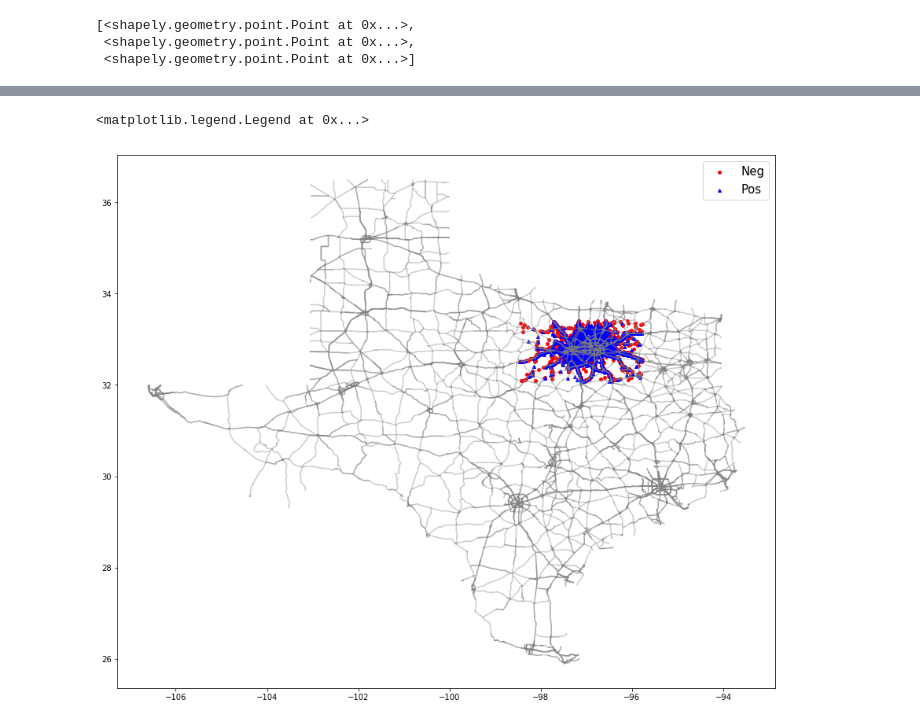
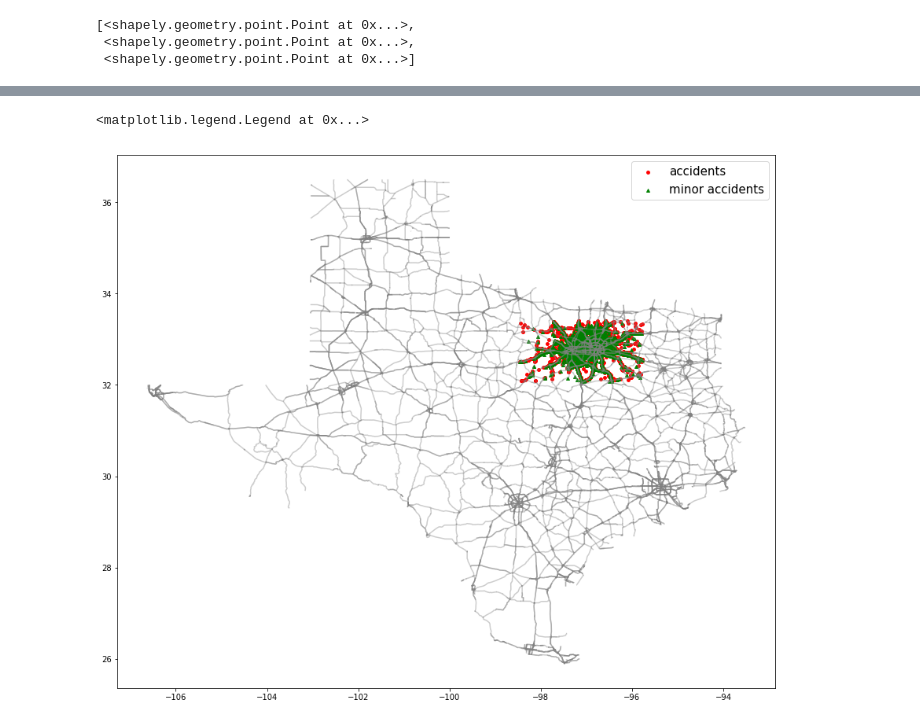
Before and after one commit to rohanguptha/INFO5731, a Jupyter notebook: Geomap.ipynb, the cells around one changed output, grey strips where cells are left out. Drawn from its saved outputs; the diff is of its cells as text; code cells hidden in the pictures.

```diff
--- a/Geomap.ipynb
+++ b/Geomap.ipynb
@@ -74,7 +76,6 @@ geometry[:3]
  <shapely.geometry.point.Point at 0x...>]
 # %%
 geo_df = gdp.GeoDataFrame(df,
-                          crs = crs,
                           geometry = geometry)
 geo_df.head()
 # %% [output]
@@ -88,9 +88,9 @@ geo_df.head()
 # %%
 fig, ax = plt.subplots(figsize = (15, 15))
-street_map.plot(ax=ax, alpha=0.4, color="grey")
-geo_df[geo_df['EVENT_TYPE'] == 'accident'].plot(ax=ax, markersize=15, color="red",marker='o', label="Neg" )
-geo_df[geo_df['EVENT_TYPE'] == 'minor accident'].plot(ax=ax, markersize=15, color="blue", marker='^', label="Pos" )
-plt.legend(prop={'size':15})
+street_map.plot(ax = ax, alpha = 0.4, color = "grey")
+geo_df[geo_df['EVENT_TYPE'] == 'accident'].plot(ax = ax, markersize = 15, color = "red",marker = 'o', label = "accidents" )
+geo_df[geo_df['EVENT_TYPE'] == 'minor accident'].plot(ax = ax, markersize = 15, color = "green", marker = '^', label = "minor accidents" )
+plt.legend(prop = { 'size' : 15 })
 # %% [output]
 <matplotlib.legend.Legend at 0x...>
-[figure, old version]
+[figure, new version]
```
Also changed, not shown: parts of 4 cells of this notebook.
